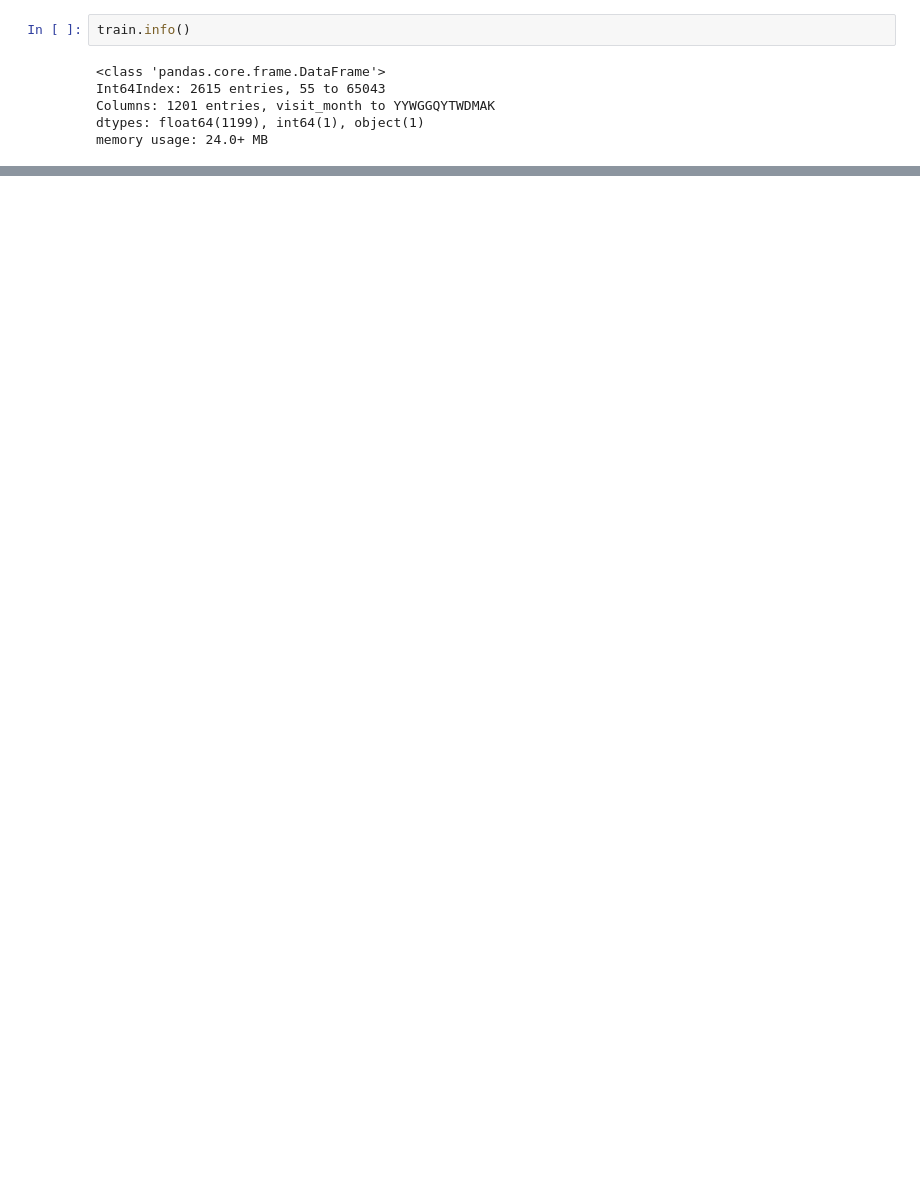
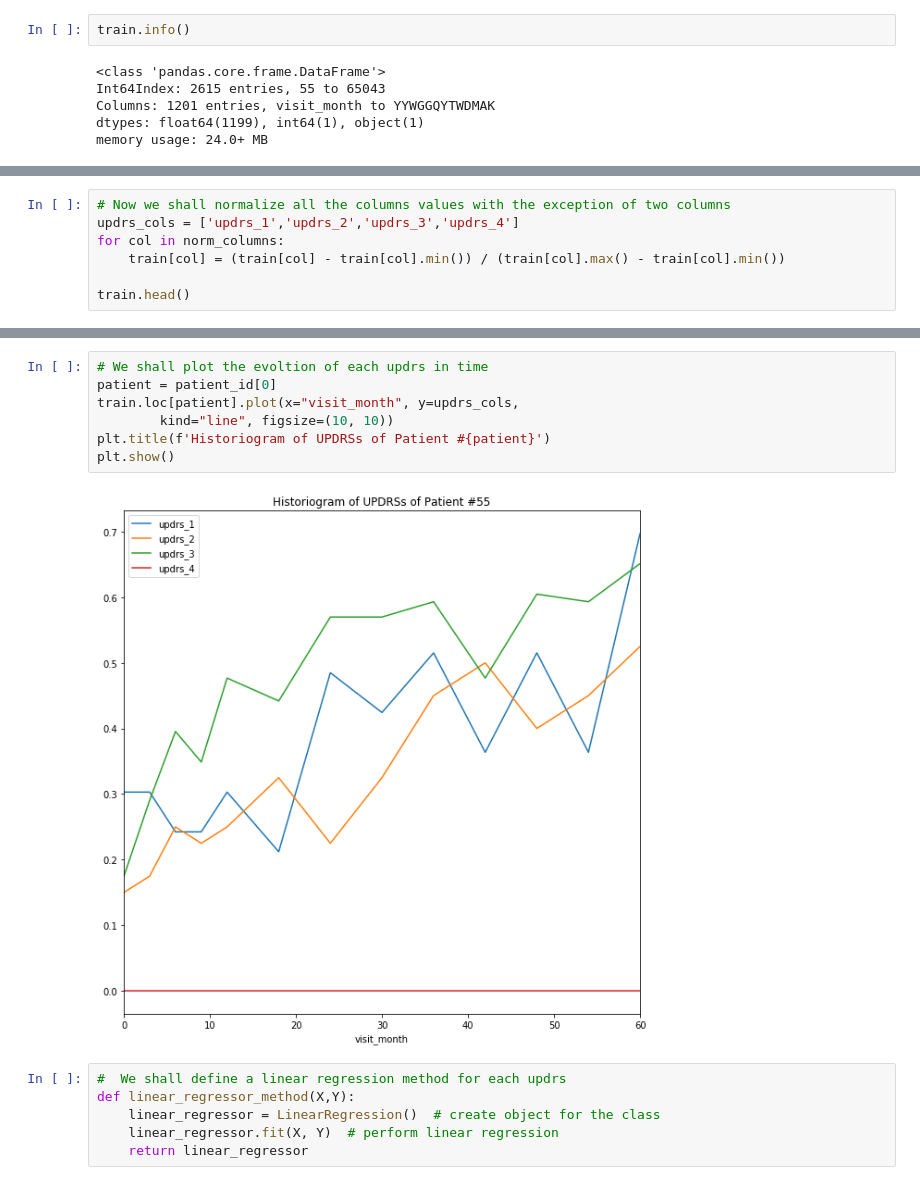
Before and after one commit to carloscastmar/Parkinson-s-Disease-Progression-Prediction, a Jupyter notebook: eda.ipynb, the cells around one changed output, grey strips where cells are left out. Drawn from its saved outputs; the diff is of its cells as text; blank space fills up the shorter version.

```diff
--- a/eda.ipynb
+++ b/eda.ipynb
@@ -116,0 +147,7 @@ memory usage: 24.0+ MB
+# %%
+# Now we shall normalize all the columns values with the exception of two columns
+updrs_cols = ['updrs_1','updrs_2','updrs_3','updrs_4']
+for col in norm_columns:
+    train[col] = (train[col] - train[col].min()) / (train[col].max() - train[col].min())
+
+train.head()
@@ -116,0 +163,15 @@ memory usage: 24.0+ MB
+# %%
+# We shall plot the evoltion of each updrs in time
+patient = patient_id[0]
+train.loc[patient].plot(x="visit_month", y=updrs_cols,
+        kind="line", figsize=(10, 10))
+plt.title(f'Historiogram of UPDRSs of Patient #{patient}')
+plt.show()
+# %% [output]
+[figure, added]
+# %%
+#  We shall define a linear regression method for each updrs
+def linear_regressor_method(X,Y):
+    linear_regressor = LinearRegression()  # create object for the class
+    linear_regressor.fit(X, Y)  # perform linear regression
+    return linear_regressor
```
Also changed, not shown: parts of 8 cells of this notebook, 1 other file.
